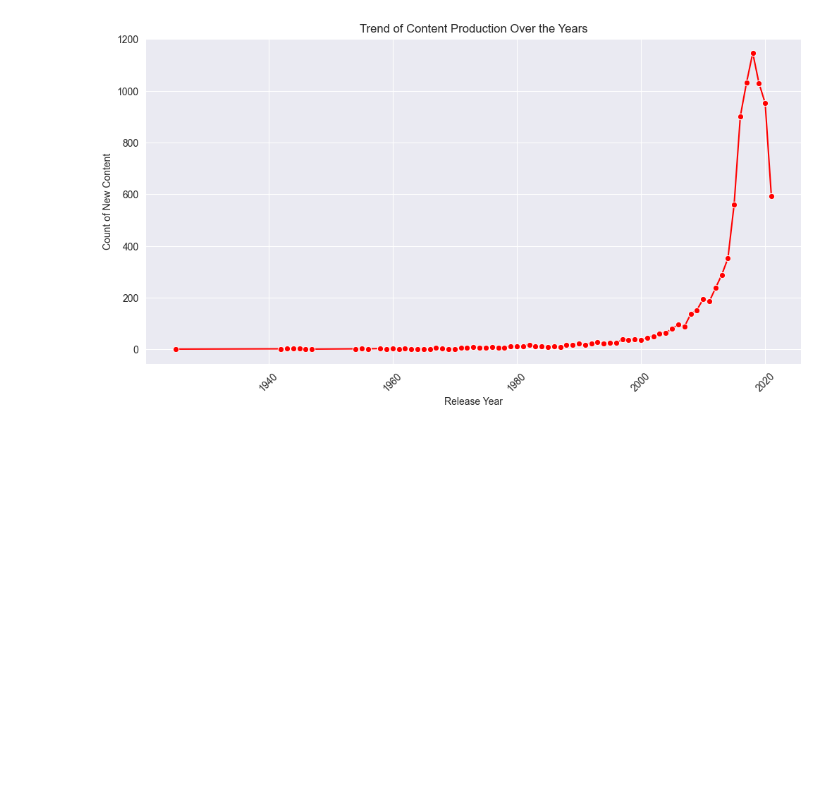
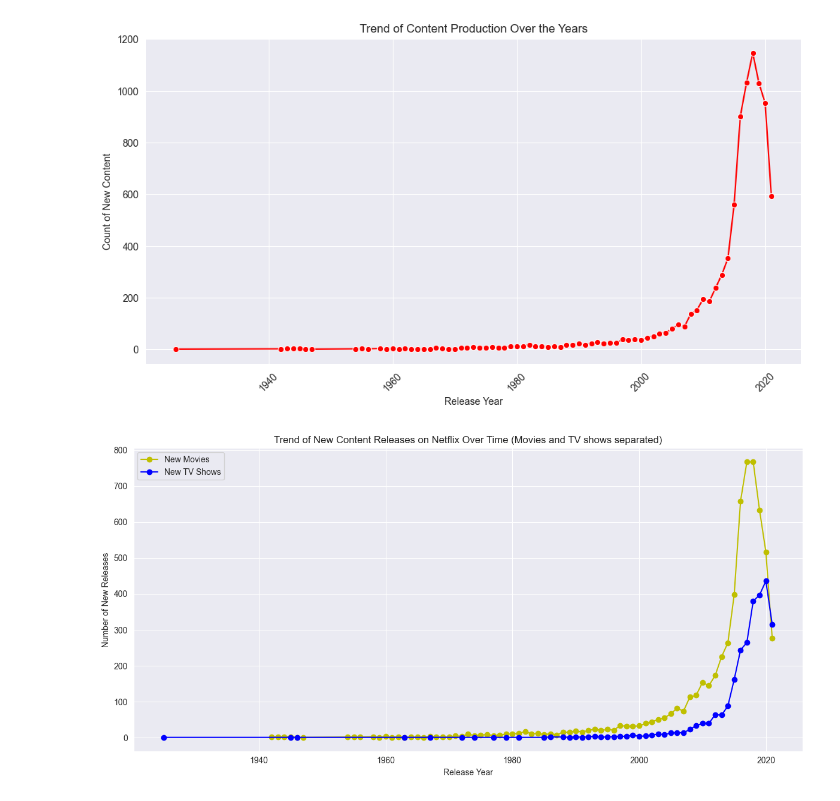
Before and after one commit to akharchenko23/final-project-akharchenko23-main, a Jupyter notebook: final-project-akharchenko23-main/notebook.ipynb, the cells around one changed output. Saved outputs shown, nothing was run; the diff lists cells and outputs as text; code cells hidden in the pictures; blank space fills up the shorter version.

```diff
--- a/final-project-akharchenko23-main/notebook.ipynb
+++ b/final-project-akharchenko23-main/notebook.ipynb
@@ -131,3 +157,35 @@ plt.grid(True)
 plt.show()
 # %% [output]
 [figure]
+# %%
+import pandas as pd
+import matplotlib.pyplot as plt
+
+# Load the Netflix dataset
+netflix_data = pd.read_csv('netflix_dataset.csv')
+
+# Filter movies and TV shows
+movies = netflix_data[netflix_data['type'] == 'Movie']
+tv_shows = netflix_data[netflix_data['type'] == 'TV Show']
+
+# Calculate number of new movie releases each year
+new_movies_by_year = movies.groupby('release_year').size()
+
+# Calculate number of new TV show releases each year
+new_tv_shows_by_year = tv_shows.groupby('release_year').size()
+
+# Plot trend of new content releases over time
+plt.figure(figsize=(12, 6))
+
+new_movies_by_year.plot(kind='line', marker='o', color='y', label='New Movies')
+new_tv_shows_by_year.plot(kind='line', marker='o', color='b', label='New TV Shows')
+
+plt.title('Trend of New Content Releases on Netflix Over Time (Movies and TV shows separated)')
+plt.xlabel('Release Year')
+plt.ylabel('Number of New Releases')
+plt.grid(True)
+plt.legend()
+plt.tight_layout()
+plt.show()
+# %% [output]
+[figure, added]
```
Also changed, not shown: parts of 4 cells of this notebook, 4 other files.
